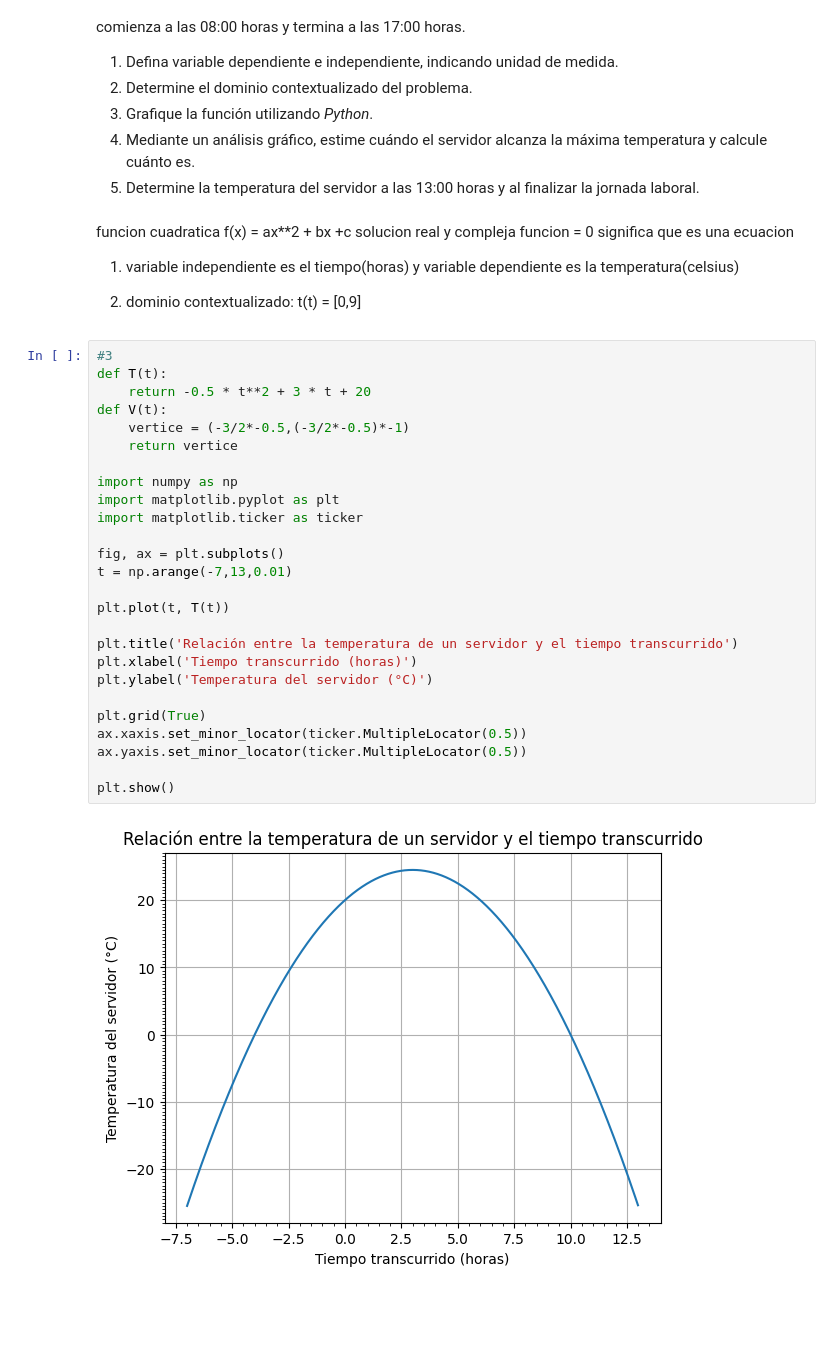
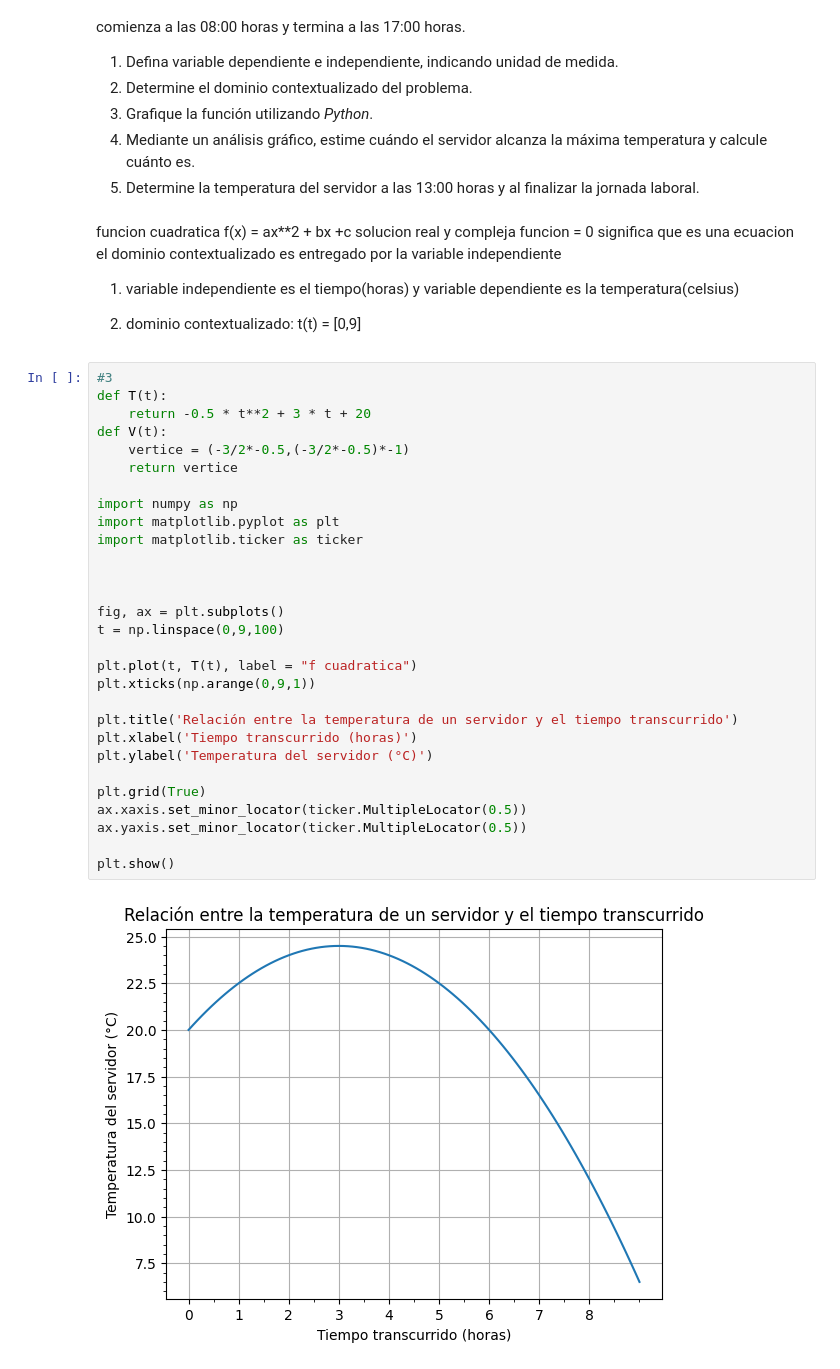
Before and after one commit to Lucianoridlf/FPY1101, a Jupyter notebook: Unidad 1/Guía 1/Guía 1 funciones.ipynb, the cells around one changed output. Saved outputs shown, nothing was run; the diff lists cells and outputs as text; blank space fills up the shorter version.

```diff
--- a/Unidad 1/Guía 1/Guía 1 funciones.ipynb
+++ b/Unidad 1/Guía 1/Guía 1 funciones.ipynb
@@ -180,6 +180,8 @@ funcion cuadratica
 f(x) = ax**2 + bx +c
 solucion real y compleja
 funcion = 0 significa que es una ecuacion
+el dominio contextualizado es entregado por la variable independiente
+
 
 1) variable independiente es el tiempo(horas) y variable dependiente es la temperatura(celsius)
 
@@ -187,28 +189,31 @@ funcion = 0 significa que es una ecuacion
 # %%
 #3
 def T(t):
     return -0.5 * t**2 + 3 * t + 20
 def V(t):
     vertice = (-3/2*-0.5,(-3/2*-0.5)*-1)
     return vertice
 
 import numpy as np
 import matplotlib.pyplot as plt
 import matplotlib.ticker as ticker
 
+
+
 fig, ax = plt.subplots()
-t = np.arange(-7,13,0.01)
+t = np.linspace(0,9,100)
 
-plt.plot(t, T(t))
+plt.plot(t, T(t), label = "f cuadratica")
+plt.xticks(np.arange(0,9,1))
 
 plt.title('Relación entre la temperatura de un servidor y el tiempo transcurrido')
 plt.xlabel('Tiempo transcurrido (horas)')
 plt.ylabel('Temperatura del servidor (°C)')
 
 plt.grid(True)
 ax.xaxis.set_minor_locator(ticker.MultipleLocator(0.5))
 ax.yaxis.set_minor_locator(ticker.MultipleLocator(0.5))
 
 plt.show()
 # %% [output]
-[figure, old version]
+[figure, new version]
```
Also changed, not shown: parts of 4 cells of this notebook.
